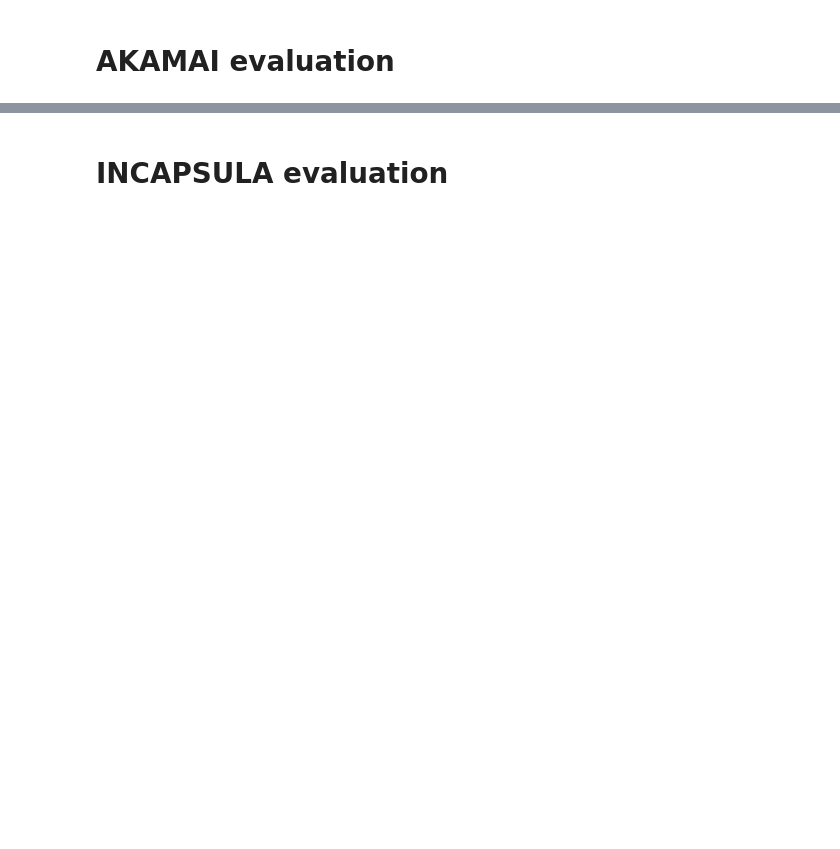
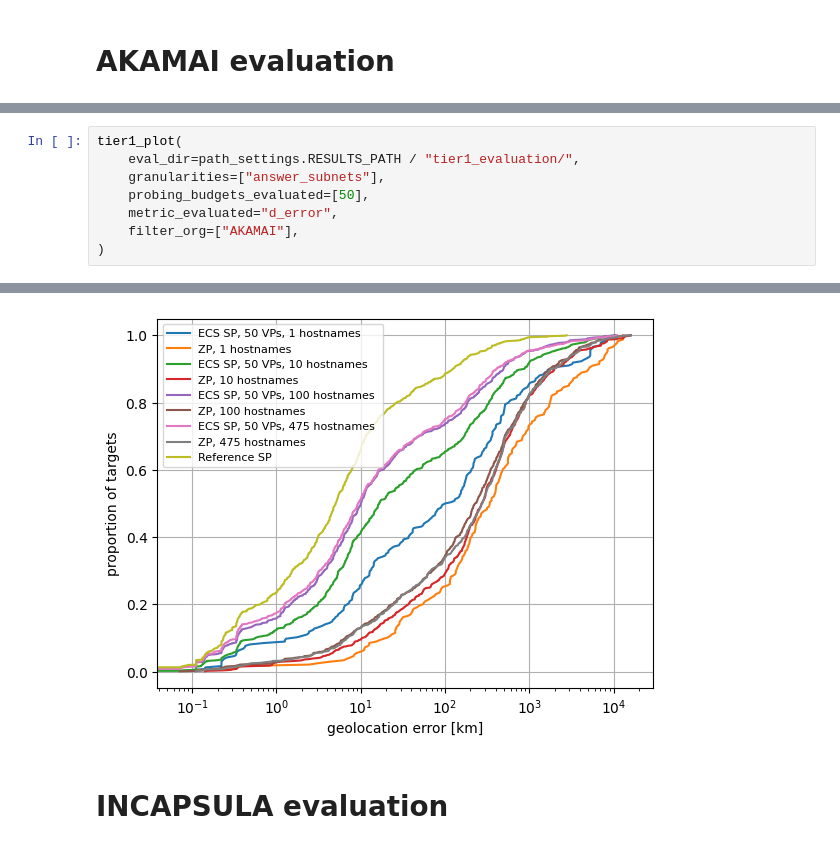
Before and after one commit to dioptra-io/georesolver, a Jupyter notebook: geogiant/evaluation/tier1_evaluation.ipynb, the cells around one changed output, grey strips where cells are left out. Drawn from its saved outputs; the diff is of its cells as text; blank space fills up the shorter version.

```diff
--- a/geogiant/evaluation/tier1_evaluation.ipynb
+++ b/geogiant/evaluation/tier1_evaluation.ipynb
@@ -247,0 +93,9 @@ plot_results("AKAMAI")
+# %%
+tier1_plot(
+    eval_dir=path_settings.RESULTS_PATH / "tier1_evaluation/",
+    granularities=["answer_subnets"],
+    probing_budgets_evaluated=[50],
+    metric_evaluated="d_error",
+    filter_org=["AKAMAI"],
+)
+# %% [output]
@@ -248,2 +119,3 @@ plot_results("AKAMAI")
+[figure, added]
 # %% [markdown]
 # INCAPSULA evaluation
```
Also changed, not shown: parts of 17 cells of this notebook, 36 other files.
